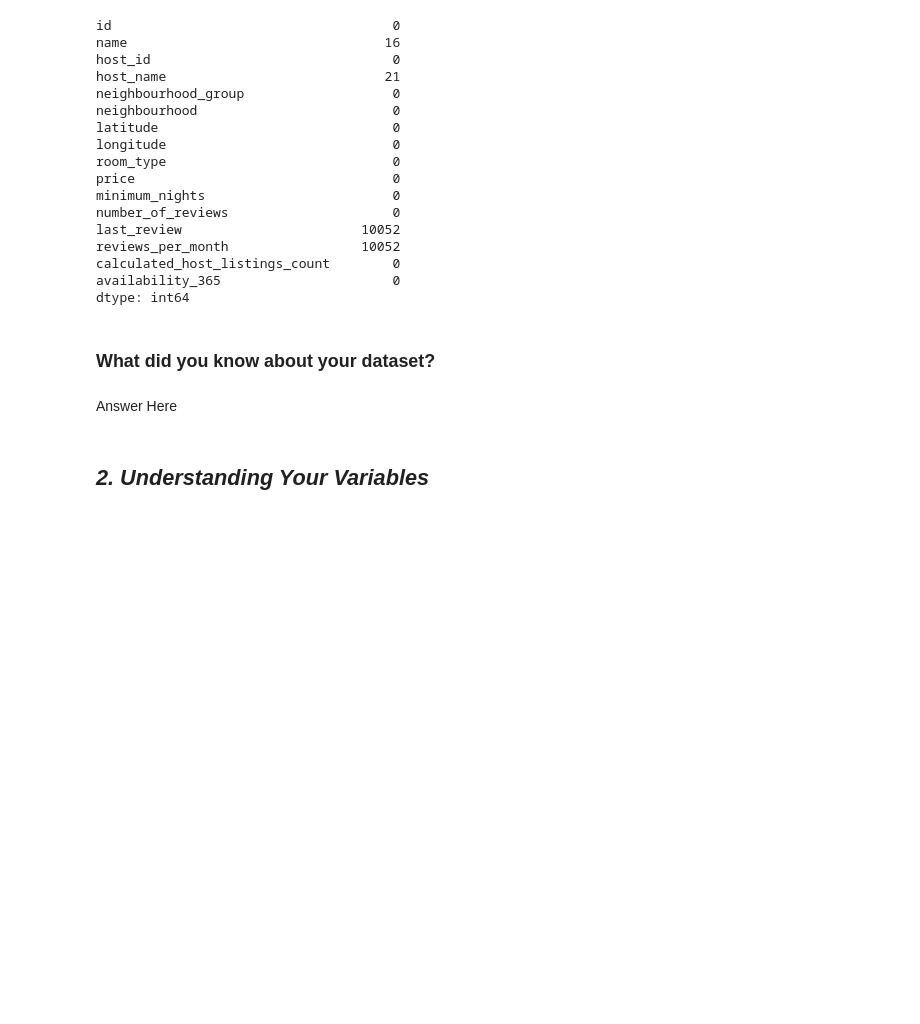
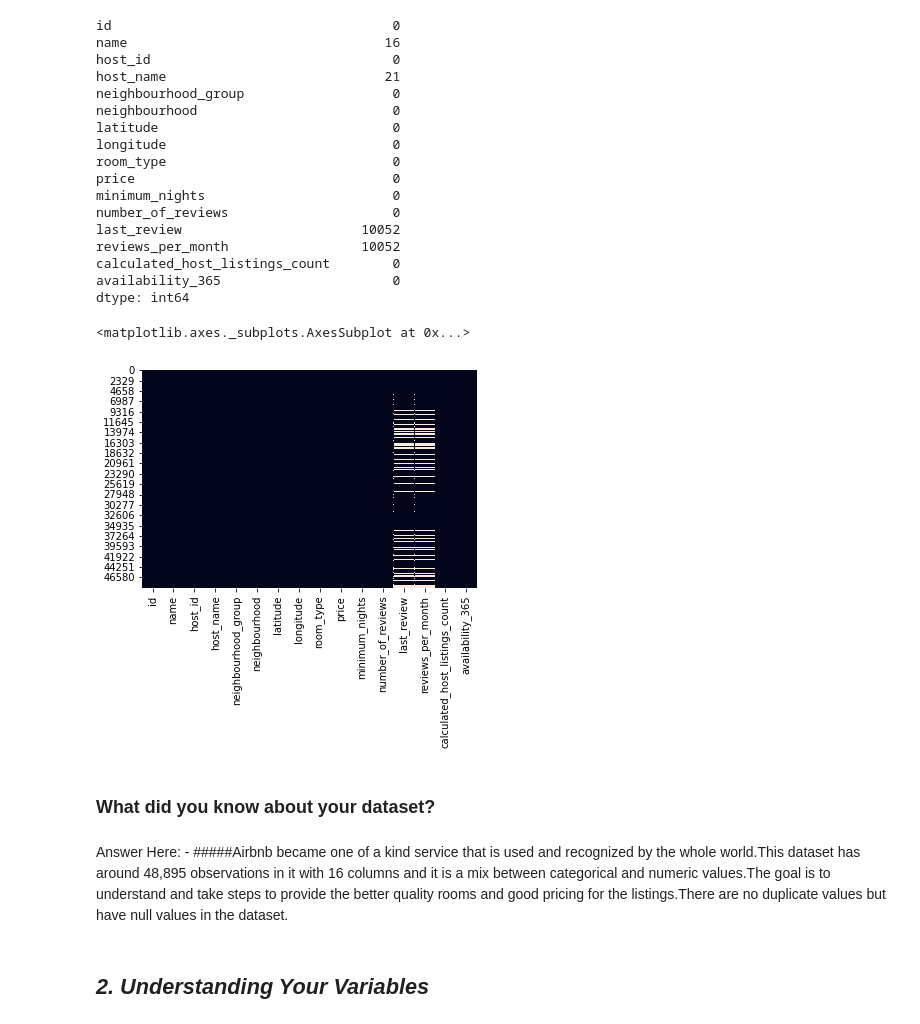
Before and after one commit to abhisheknagpure8/airbnb-bookings-analysis, a Jupyter notebook: EDA_Project.ipynb, the cells around one changed output. Saved outputs shown, nothing was run; the diff lists cells and outputs as text; code cells hidden in the pictures; blank space fills up the shorter version.

```diff
--- a/EDA_Project.ipynb
+++ b/EDA_Project.ipynb
@@ -162,10 +166,15 @@ availability_365                      0
 dtype: int64
 # %%
 # Visualizing the missing values
+sns.heatmap(df.isnull(), cbar=False)
+# %% [output]
+<matplotlib.axes._subplots.AxesSubplot at 0x...>
+[figure, added]
 # %% [markdown]
 ### What did you know about your dataset?
-# %% [markdown]
-Answer Here
+# %% [markdown]
+Answer Here: -
+#####Airbnb became one of a kind service that is used and recognized by the whole world.This dataset has around 48,895 observations in it with 16 columns and it is a mix between categorical and numeric values.The goal is to understand and take steps to provide the better quality rooms and good pricing for the listings.There are no duplicate values but have null values in the dataset.
 # %% [markdown]
 ## ***2. Understanding Your Variables***
 # %%
```
Also changed, not shown: parts of 24 cells of this notebook.
